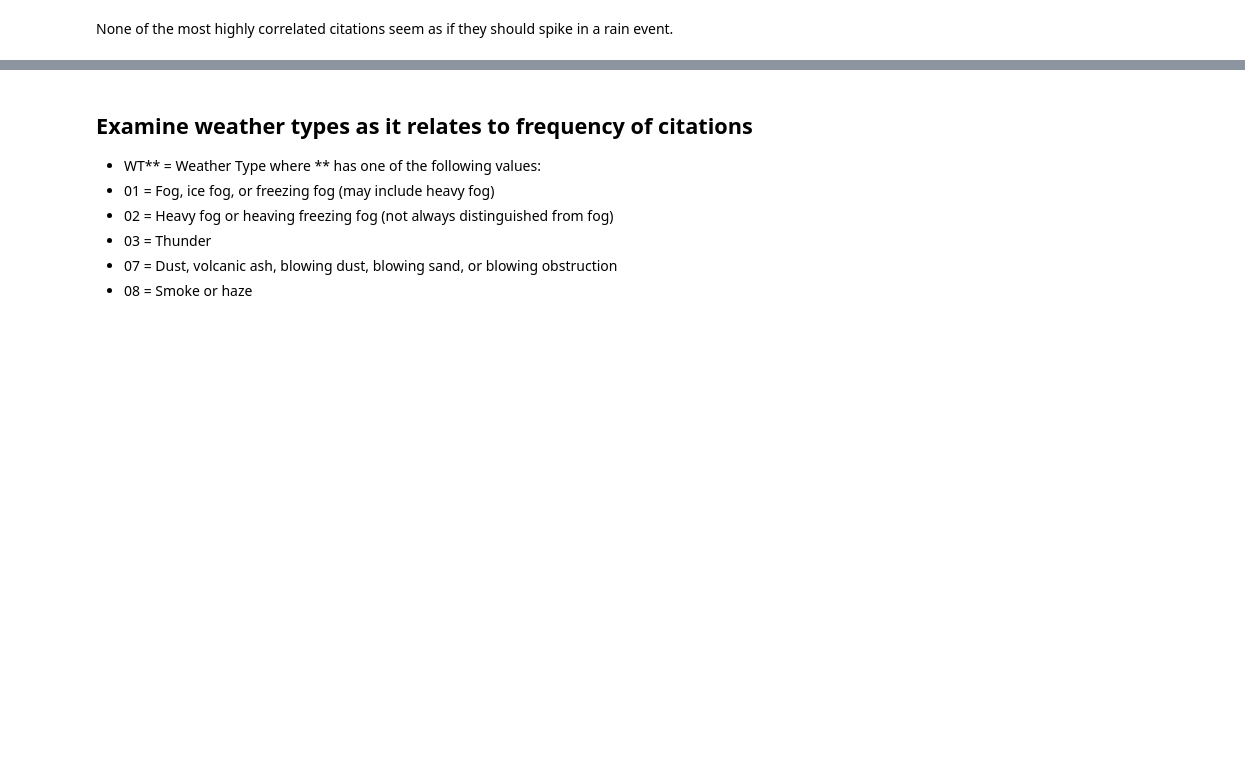
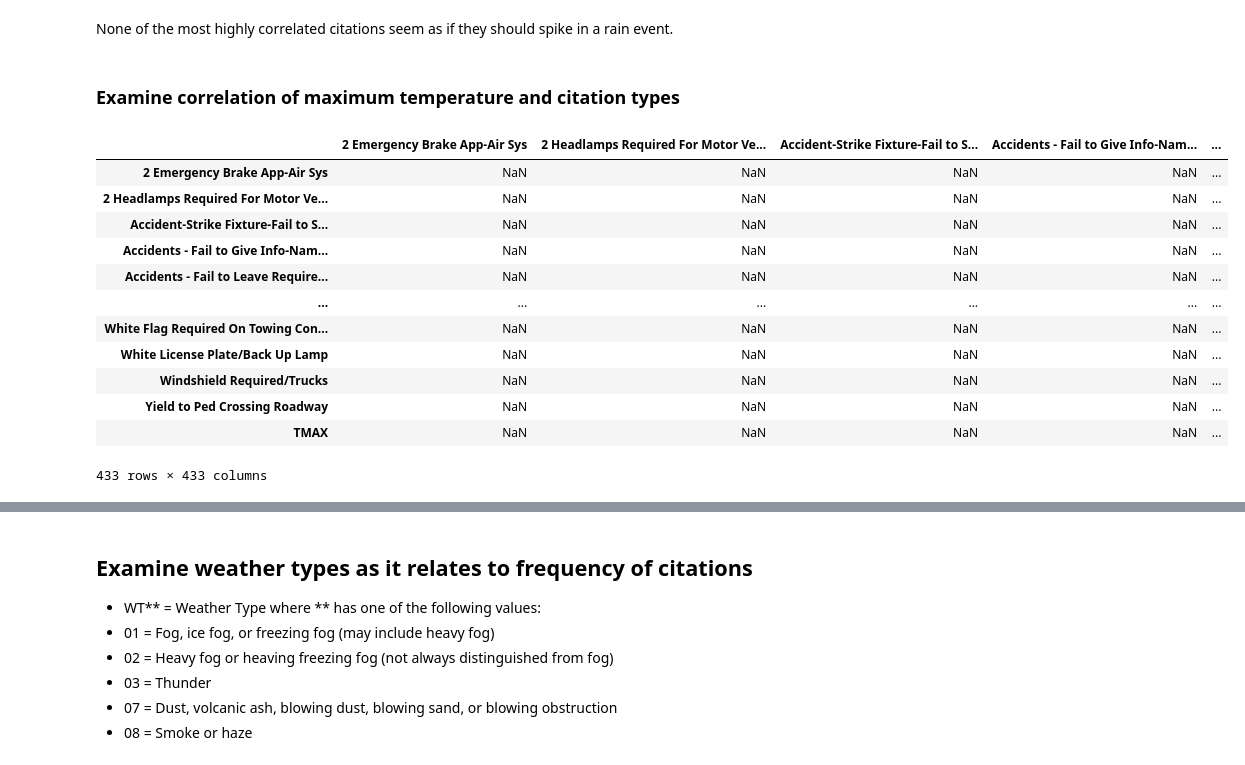
Before and after one commit to mrkjhsn/City-of-Scottsdale-Citations, a Jupyter notebook: weather_impact_on_citations.ipynb, the cells around one changed output, grey strips where cells are left out. Cells and saved outputs as stored; diff of their text form; code cells hidden in the pictures; blank space fills up the shorter version.

```diff
--- a/weather_impact_on_citations.ipynb
+++ b/weather_impact_on_citations.ipynb
@@ -227,3 +227,33 @@ Assault-Touched to Injure                          -0.193149
 Name: PRCP, dtype: float64
 # %% [markdown]
 None of the most highly correlated citations seem as if they should spike in a rain event.
+# %% [markdown]
+### Examine correlation of maximum temperature and citation types
+# %%
+# aggregate citations and temperature
+citations_agg_by_day = citations.groupby([citations.index, 'Charge Description']).size().unstack()
+
+citations_with_temperature = citations_agg_by_day.merge(weather['TMAX'], left_index=True, right_index=True)
+# %%
+# remove duplicates and NaN values
+# https://stackoverflow.com/questions/48395350/how-to-remove-duplicates-from-correlation-in-pandas
+
+dataCorr = citations_with_temperature[citations_with_temperature['TMAX'] > 0].corr()
+
+dataCorr = dataCorr.mask(np.tril(np.ones(dataCorr.shape)).astype(np.bool))
+# %%
+dataCorr
+# %% [output]
+|  | 2 Emergency Brake App-Air Sys | 2 Headlamps Required For Motor Ve... | Accident-Strike Fixture-Fail to S... | Accidents - Fail to Give Info-Nam... | ... |
+| 2 Emergency Brake App-Air Sys | NaN | NaN | NaN | NaN | ... |
+| 2 Headlamps Required For Motor Ve... | NaN | NaN | NaN | NaN | ... |
+| Accident-Strike Fixture-Fail to S... | NaN | NaN | NaN | NaN | ... |
+| Accidents - Fail to Give Info-Nam... | NaN | NaN | NaN | NaN | ... |
+| Accidents - Fail to Leave Require... | NaN | NaN | NaN | NaN | ... |
+| ... | ... | ... | ... | ... | ... |
+| White Flag Required On Towing Con... | NaN | NaN | NaN | NaN | ... |
+| White License Plate/Back Up Lamp | NaN | NaN | NaN | NaN | ... |
+| Windshield Required/Trucks | NaN | NaN | NaN | NaN | ... |
+| Yield to Ped Crossing Roadway | NaN | NaN | NaN | NaN | ... |
+| TMAX | NaN | NaN | NaN | NaN | ... |
+433 rows × 433 columns
```
Also changed, not shown: parts of 11 cells of this notebook.
